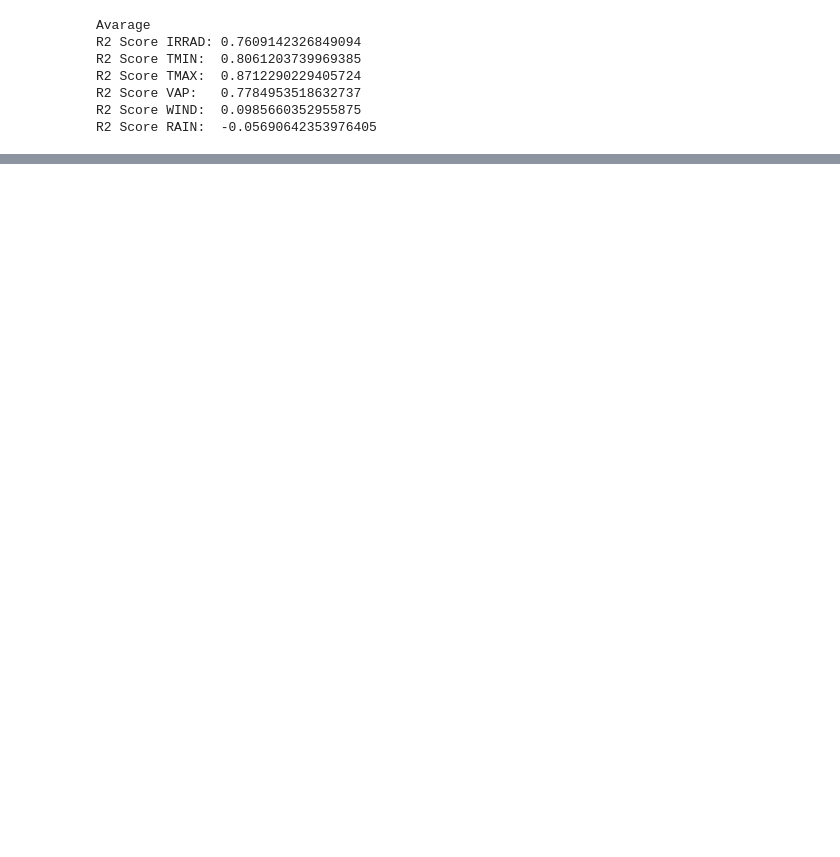
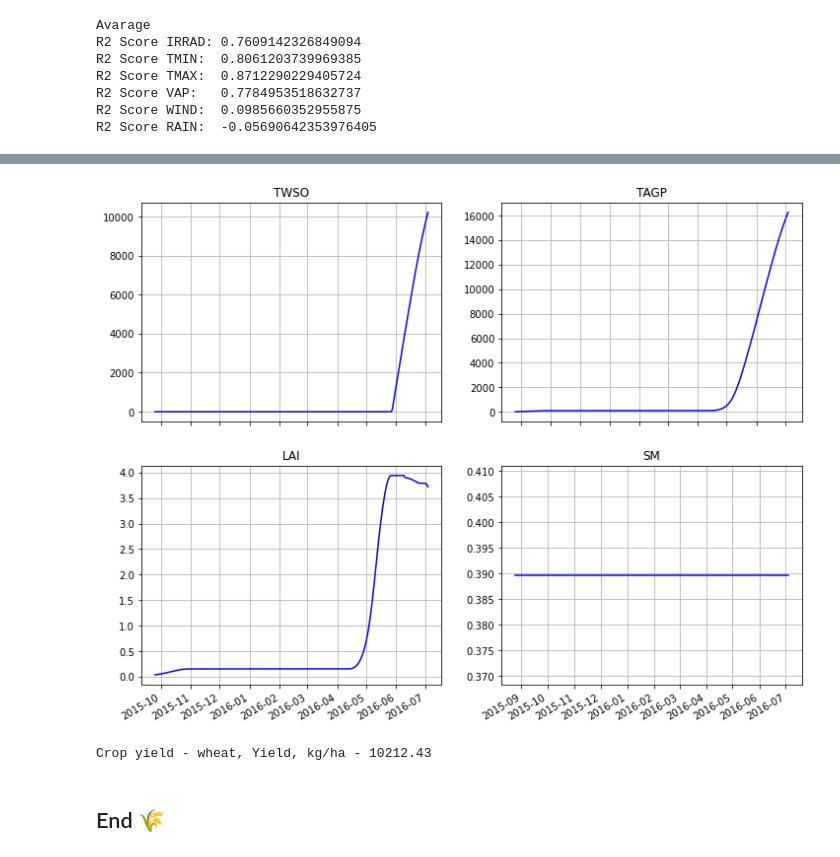
Before and after one commit to mishagrol/CS_MSU, a Jupyter notebook: Course Work/Final.ipynb, the cells around one changed output, grey strips where cells are left out. Cells and saved outputs as stored; diff of their text form; code cells hidden in the pictures; blank space fills up the shorter version.

Commit message:
add: crop simulation model

```diff
--- a/Course Work/Final.ipynb
+++ b/Course Work/Final.ipynb
@@ -342,0 +710,2 @@ weather_forecast.to_csv('weather_forecast_2015-2020.csv',index=False)
+# %%
+sited = WOFOST71SiteDataProvider(WAV=10, CO2=360)
@@ -342,0 +749,9 @@ weather_forecast.to_csv('weather_forecast_2015-2020.csv',index=False)
+# %%
+
+
+firstkey = list(agromanagement[0])[0]
+cropcalendar = agromanagement[0][firstkey]['CropCalendar']
+
+cropd.set_active_crop(cropcalendar['crop_name'], cropcalendar['variety_name'])
+
+params = ParameterProvider(cropdata=cropd, sitedata=sited, soildata=soild)
@@ -342,0 +763,17 @@ weather_forecast.to_csv('weather_forecast_2015-2020.csv',index=False)
+# %%
+from pcse.models import Wofost71_WLP_FD, Wofost71_PP
+
+# Potential production model
+wofsim = Wofost71_PP(params,
+                         weather_crop_model,
+                         agromanagement)
+
+# Water-limited model
+# wofsim = Wofost71_WLP_FD(params,
+#                          weather_crop_model,
+#                          agromanagement)
+# %%
+wofsim.run_till_terminate()
+df_results = pd.DataFrame(wofsim.get_output())
+df_results = df_results.set_index("day")
+df_results.tail()
@@ -342,0 +788,16 @@ weather_forecast.to_csv('weather_forecast_2015-2020.csv',index=False)
+# %%
+fig, axes = plt.subplots(nrows=2, ncols=2, figsize=(12,10))
+for var, ax in zip(["TWSO", "TAGP", "LAI", "SM"], axes.flatten()):
+    ax.plot_date(df_results.index, df_results[var], 'b-')
+    ax.set_title(var)
+    ax.grid()
+fig.autofmt_xdate()
+# %% [output]
+[figure, added]
+# %%
+crop_yield = np.round(df_results['TWSO'].values[-1], 2)
+print(f"Crop yield - {cropd.current_crop_name}, Yield, kg/ha - {crop_yield}")
+# %% [output]
+Crop yield - wheat, Yield, kg/ha - 10212.43
+# %% [markdown]
+## End 🌾
```
Also changed, not shown: parts of 33 cells of this notebook, 8 other files.
